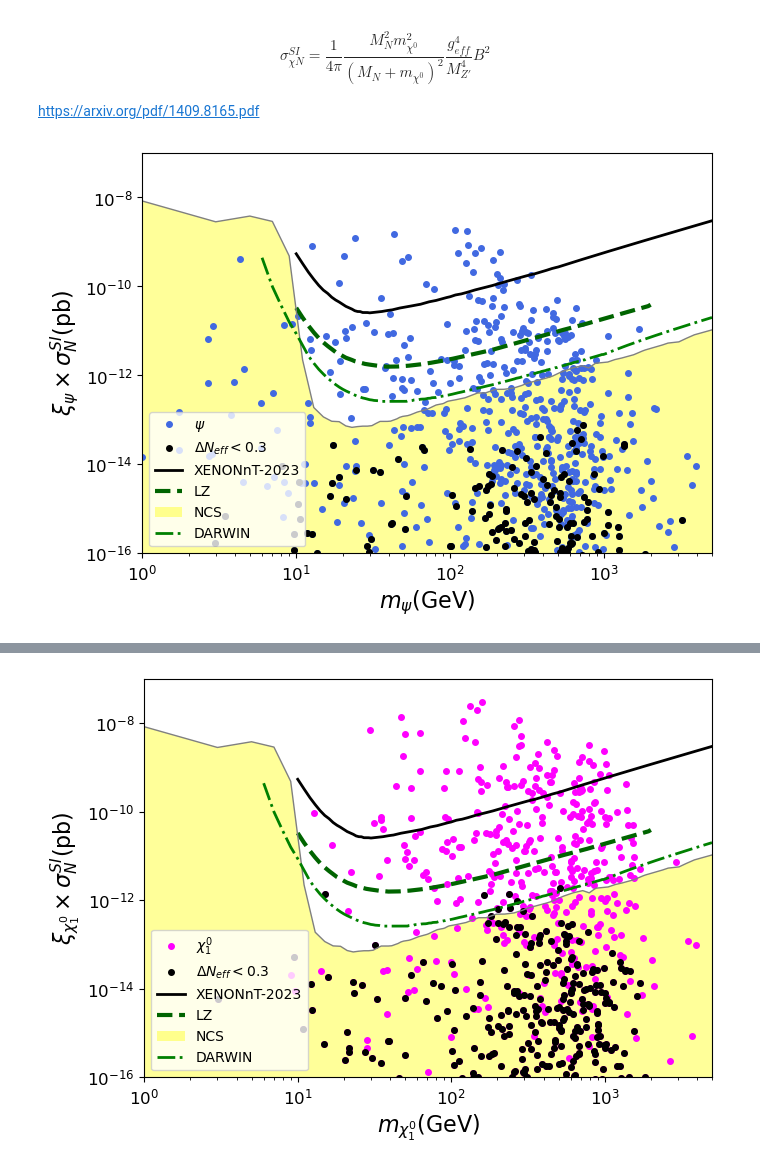
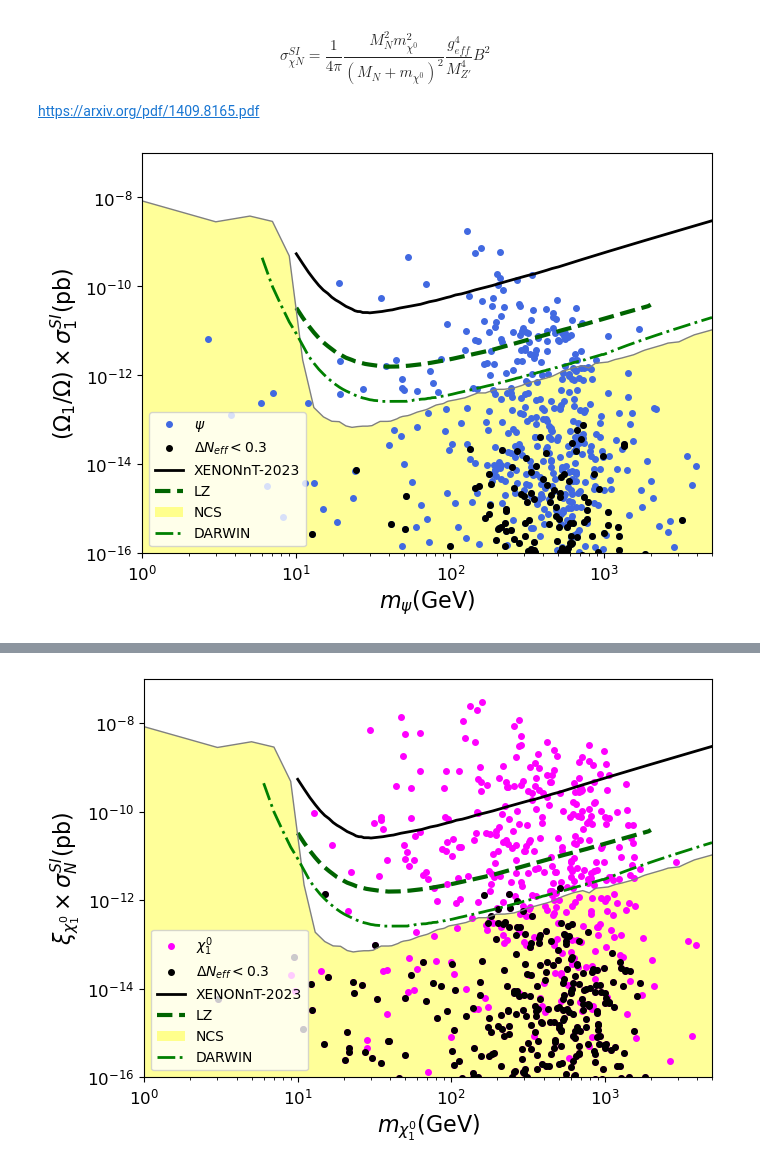
Before and after one commit to davidsuarezr/MDEO, a Jupyter notebook: random-scan-DM.ipynb, the cells around one changed output, grey strips where cells are left out. Cells and saved outputs as stored; diff of their text form; code cells hidden in the pictures.

```diff
--- a/random-scan-DM.ipynb
+++ b/random-scan-DM.ipynb
@@ -42,5 +42,7 @@ Filter with $m {\chi_1^0} < m {s_1}$ and $\lambda_5 <= 1.0$
 # %%
-xd = xd[np.logical_and(np.abs(xd.mXi_1) < np.abs(xd.mns_1), xd.Lam5 <= 4*np.pi )]
+xd = xd[np.logical_and(np.abs(xd.mXi_1) < np.abs(xd.mns_1), xd.Lam5 <= np.sqrt(4*np.pi) )]
 
 xd = xd.reset_index()
 del[xd['index']]
+
+xd.shape
@@ -291,6 +317,7 @@ xd['SIZ_Xi'] = (1./(4*np.pi))*xd.mrXi_1**2*((xd.g1p*np.sin(xd.TWpSPheno)*(gp*np.
 plt.figure(figsize=(7,5))
 
 plt.loglog(xd.mChi, (xd.Omega1/Omega)*xd.SIN1, color='royalblue', marker='o',ms=4,linestyle='', label=r'$\psi$')
+#plt.loglog(xd.mChi, xd.SIN1, color='red', marker='.',ms=4,linestyle='', label=r'$\psi$')
 #plt.loglog(xd.mChi, (xd.Omega1/Omega)*(xd.SIZp_Chi+xd.SIZ_Chi), color='black', marker='.',ms=4,linestyle='', label=r'vector portal')
 
 plt.loglog(xdNeff.mChi, (xdNeff.Omega1/Omega)*xdNeff.SIN1, color='black', marker='o',ms=4,linestyle='',\
@@ -300,33 +327,32 @@ plt.loglog(xdNeff.mChi, (xdNeff.Omega1/Omega)*xdNeff.SIN1, color='black', marker
 #XENON1T
 n=np.arange(10,5000)
 plt.loglog(n,XENONnT(n)*1e+36,'k-',lw=2,label='XENONnT-2023')
 
 #plt LZ
 n=np.arange(10,2000)
 plt.semilogy(n,LZSI(n)*1e+36,color='darkgreen',linestyle='--',lw=3,label='LZ')
 
 #Neutrino coherent scattering
 n=np.arange(1,5.e+3,2)
 plt.loglog(n,NCS(n),color='grey',lw=1.0,label='')
 back=[]
 for i in range(0,len(n)):
     m = NCS(n[i])
     back.append(m)
 back=np.asarray(back)
 plt.fill_between(n,1.e-38,back,facecolor='yellow',alpha=0.4,label='NCS')
 
 # DARWIN SI
 n=np.arange(6,5000)
 plt.loglog(n,DARSI(n)*1e+36,color='green',linestyle='-.',lw=2,label='DARWIN')
 
 plt.xlabel(r'$m_{\psi}$(GeV)',size=16)
-plt.ylabel(r'$\xi_{\psi}\times\sigma_N^{SI}$(pb)',size=16)
+plt.ylabel(r'$(\Omega_1/\Omega)\times\sigma_1^{SI}$(pb)',size=16)
 plt.legend(prop={'size':10},loc='lower left')
 plt.xlim(1e0,5e3)
 plt.ylim(1e-16,1e-7)
 
 plt.tight_layout()
 #plt.savefig('plots/SI-xi.pdf')
-plt.show()
 # %% [output]
-[figure, old version]
+[figure, new version]
```
Also changed, not shown: parts of 22 cells of this notebook, 3 other files.
